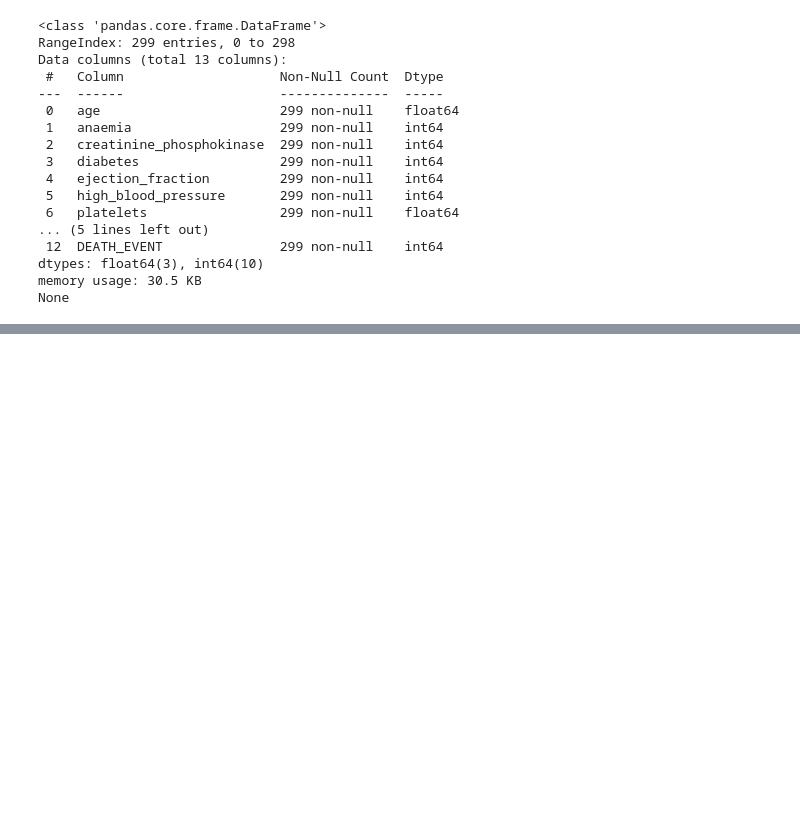
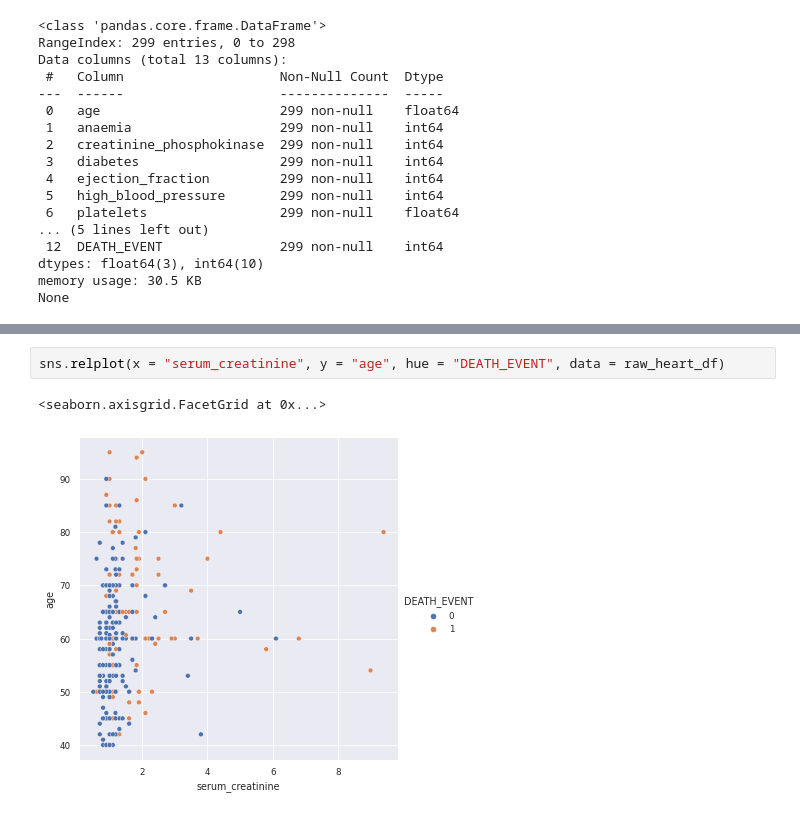
Before and after one commit to AMMLRepos/heart-failure-detection, a Jupyter notebook: heart_failure_prediction.ipynb, the cells around one changed output, grey strips where cells are left out. Drawn from its saved outputs; the diff is of its cells as text; blank space fills up the shorter version.

```diff
--- a/heart_failure_prediction.ipynb
+++ b/heart_failure_prediction.ipynb
@@ -88,0 +115,5 @@ None
+# %%
+sns.relplot(x = "serum_creatinine", y = "age", hue = "DEATH_EVENT", data = raw_heart_df)
+# %% [output]
+<seaborn.axisgrid.FacetGrid at 0x...>
+[figure, added]
```
Also changed, not shown: parts of 14 cells of this notebook.
